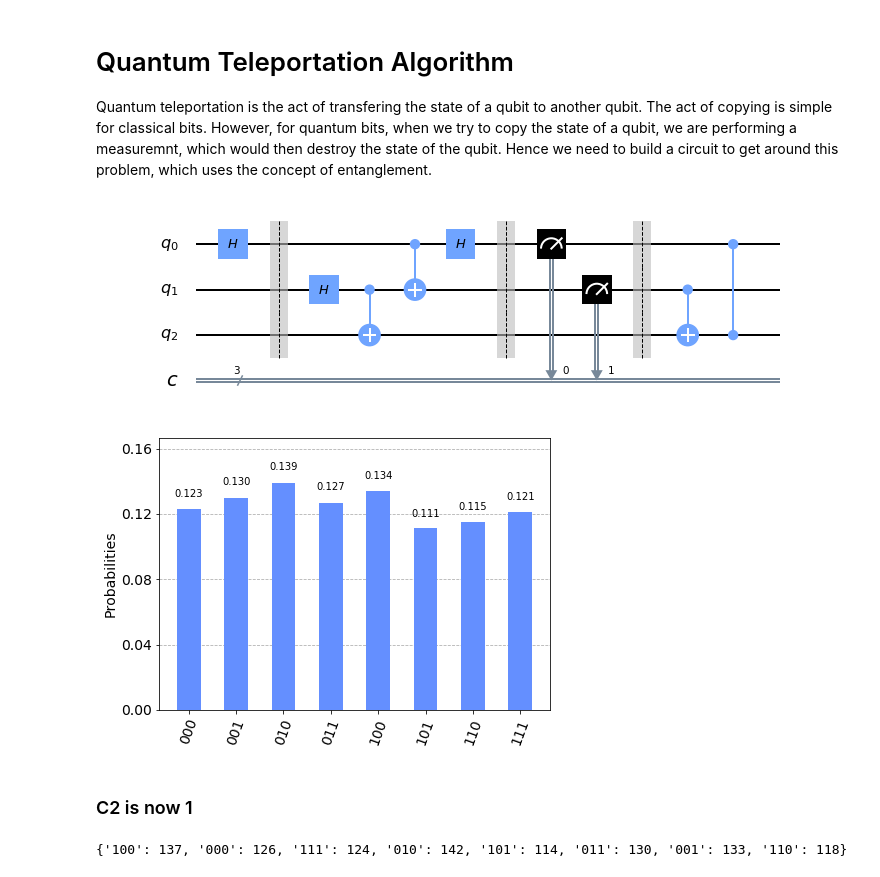
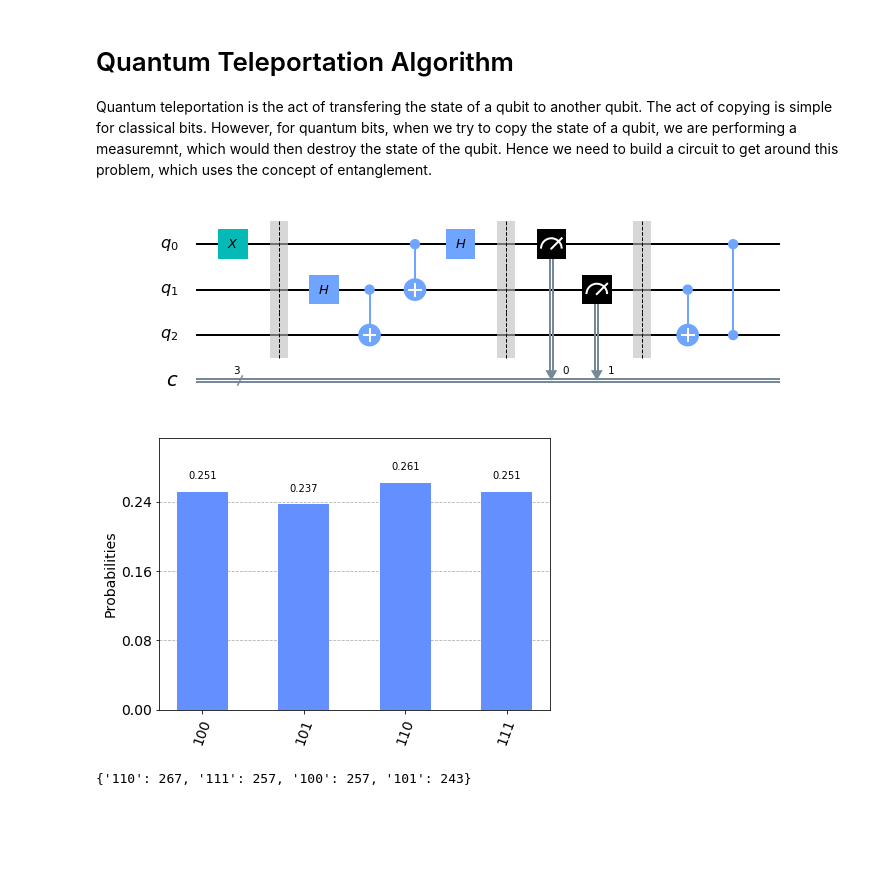
Before and after one commit to Sahel13/Qiskit-Intro, a Jupyter notebook: QuantumTeleportation.ipynb, the cells around one changed output. Drawn from its saved outputs; the diff is of its cells as text; code cells hidden in the pictures; blank space fills up the shorter version.

Commit message:
Quantum teleportation algorithm fixed

```diff
--- a/QuantumTeleportation.ipynb
+++ b/QuantumTeleportation.ipynb
@@ -8,24 +8,25 @@ from qiskit import *
 # %%
 circuit = QuantumCircuit(3, 3)
 
-circuit.h(0)
+# The quantum state that needs to be transferred
+circuit.x(0)
 circuit.barrier()
 
 circuit.h(1)
 circuit.cx(1,2)
 circuit.cx(0, 1)
 circuit.h(0)
 circuit.barrier()
 
 circuit.measure([0, 1], [0, 1])
 circuit.barrier()
 
 circuit.cx(1,2)
 circuit.cz(0,2)
 
 circuit.draw(output='mpl')
 # %% [output]
-[figure, old version]
+[figure, new version]
 # %%
 circuit.measure(2,2)
 simulator = Aer.get_backend('qasm_simulator')
@@ -35,10 +36,8 @@ counts = result.get_counts()
 from qiskit.tools.visualization import plot_histogram
 plot_histogram(counts)
 # %% [output]
-[figure, old version]
+[figure, new version]
-# %% [markdown]
-### C2 is now 1
 # %%
 print(counts)
 # %% [output]
-{'100': 137, '000': 126, '111': 124, '010': 142, '101': 114, '011': 130, '001': 133, '110': 118}
+{'110': 267, '111': 257, '100': 257, '101': 243}
```
